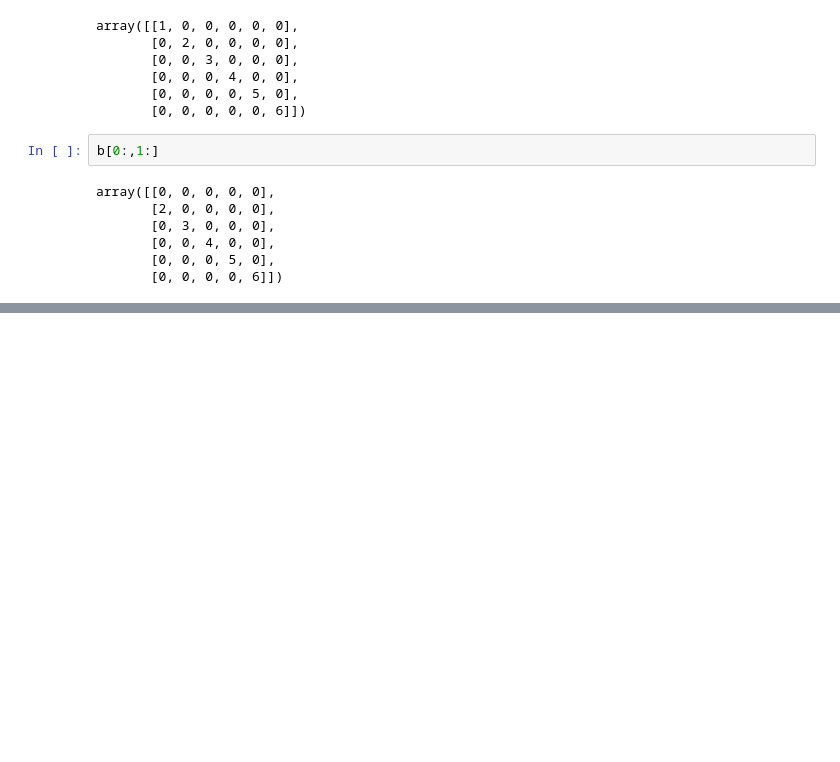
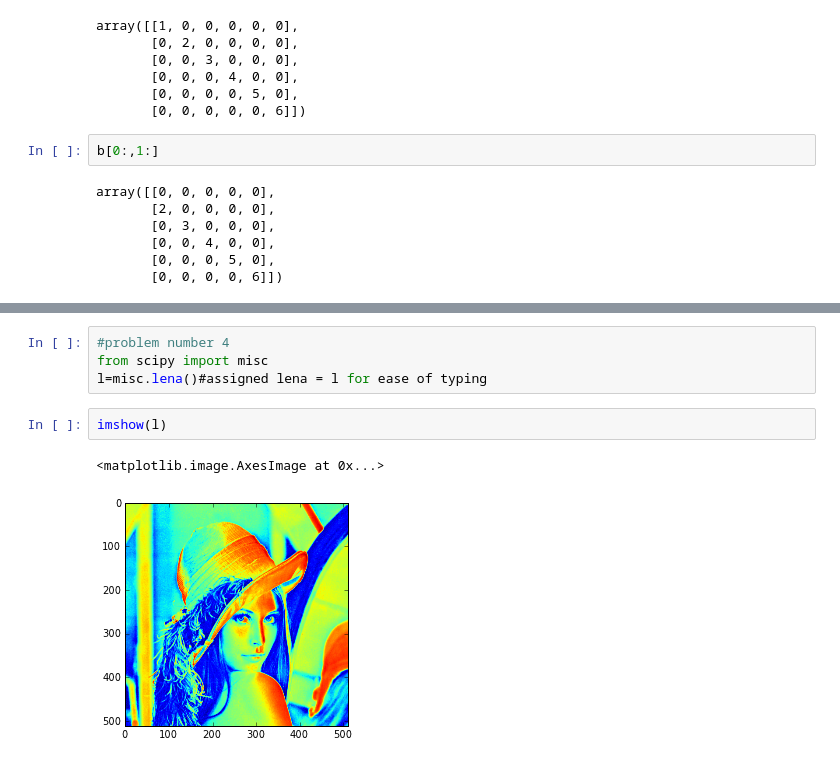
Before and after one commit to uleman/phys202-s13, a Jupyter notebook: week2/numpyexercises1.ipynb, the cells around one changed output, grey strips where cells are left out. Saved outputs shown, nothing was run; the diff lists cells and outputs as text; blank space fills up the shorter version.

```diff
--- a/week2/numpyexercises1.ipynb
+++ b/week2/numpyexercises1.ipynb
@@ -53,0 +89,9 @@ array([[4, 3, 4, 3, 4, 3],
+# %%
+#problem number 4
+from scipy import misc
+l=misc.lena()#assigned lena = l for ease of typing
+# %%
+imshow(l)
+# %% [output]
+<matplotlib.image.AxesImage at 0x...>
+[figure, added]
```
Also changed, not shown: parts of 14 cells of this notebook.
